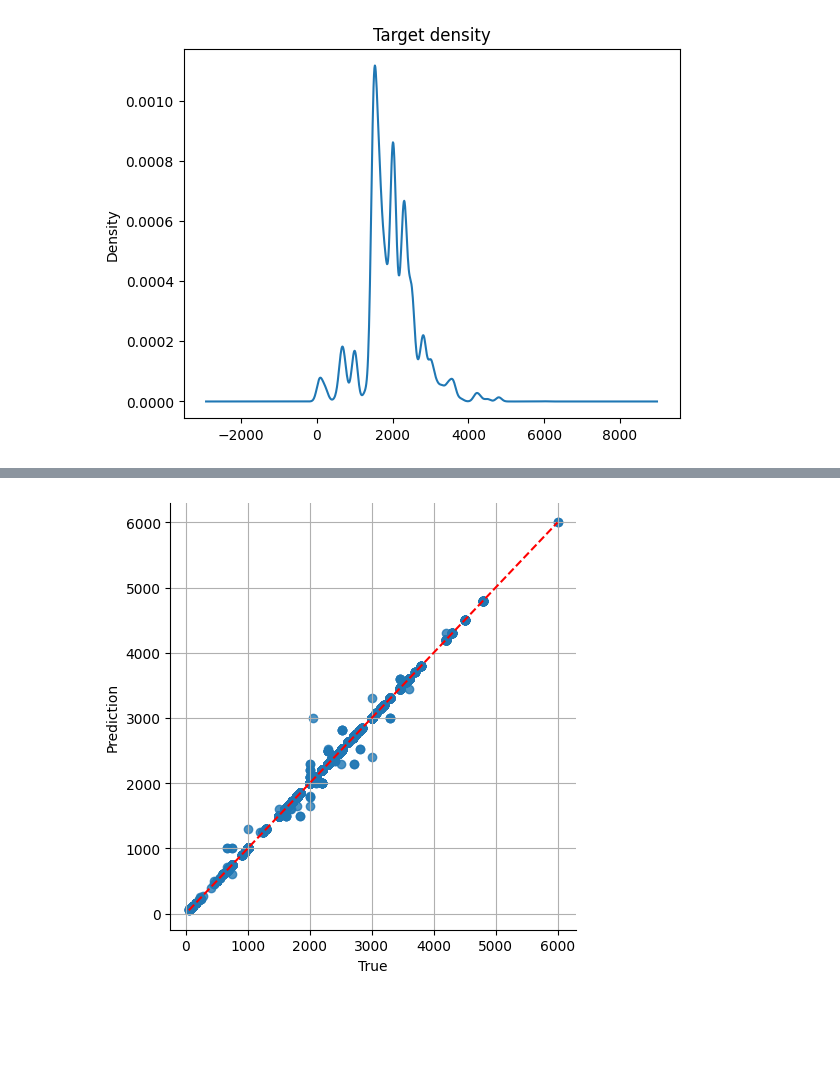
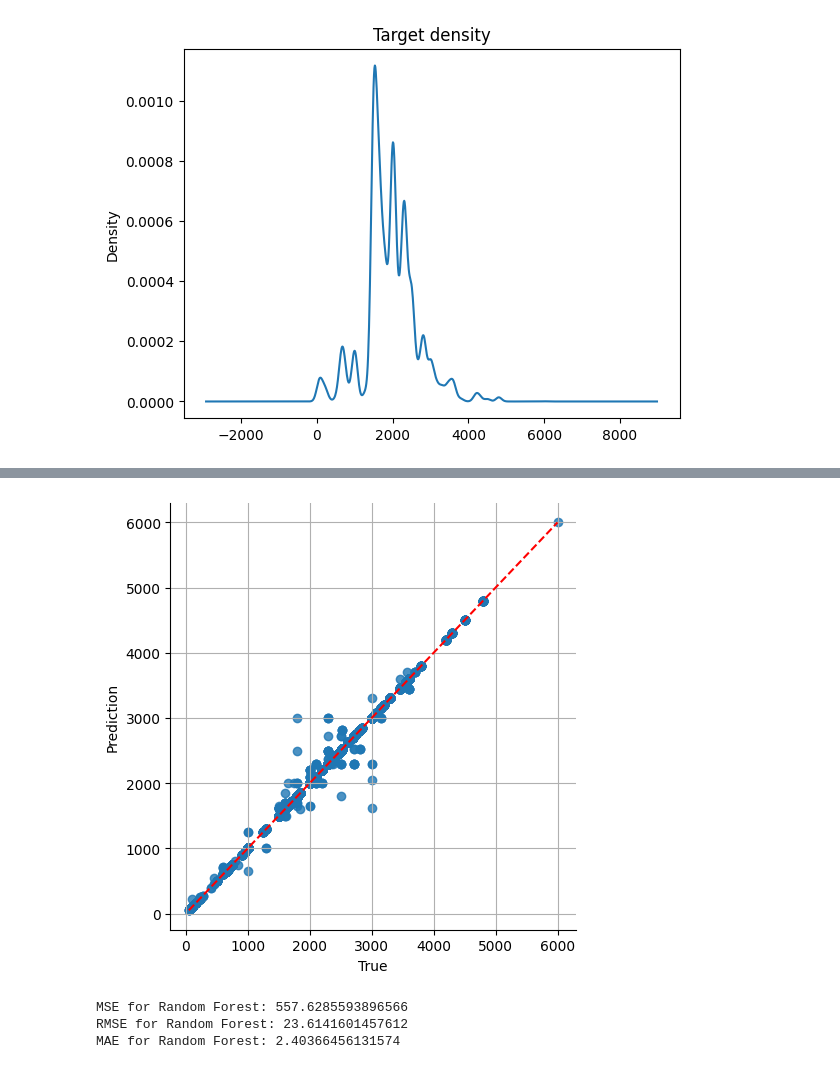
Before and after one commit to aelukin/ML_ITMO, a Jupyter notebook: Wind_turbine_analysis.ipynb, the cells around one changed output, grey strips where cells are left out. Cells and saved outputs as stored; diff of their text form; code cells hidden in the pictures; blank space fills up the shorter version.

```diff
--- a/Wind_turbine_analysis.ipynb
+++ b/Wind_turbine_analysis.ipynb
@@ -199,9 +199,9 @@ plt.show()
 [figure]
 # %%
 y=df['Turbine.Capacity']
-turbine_features=['Year', 'Turbine.Hub_Height', 'Turbine.Rotor_Diameter', 'Turbine.Swept_Area',
-                  'Turbine.Total_Height', 'Project.Number_Turbines', 'Site.Latitude', 'Site.Longitude']
+turbine_features=['Turbine.Hub_Height', 'Turbine.Rotor_Diameter', 'Turbine.Swept_Area',
+                  'Turbine.Total_Height', 'Site.Latitude', 'Site.Longitude']
 
 X=df[turbine_features]
 
-train_X, val_X, train_y, val_y = train_test_split(X, y, random_state = 0)
+train_X, val_X, train_y, val_y = train_test_split(X, y, random_state = 1)
@@ -237,5 +255,5 @@ plot_model_results(val_y, y_preds_lr, title='Linear Regression')
 # %%
-dtr=DecisionTreeRegressor(max_leaf_nodes=10, random_state=1)
+dtr=DecisionTreeRegressor(random_state=1)
 
 dtr.fit(train_X, train_y)
 y_preds_dtr = dtr.predict(val_X)
@@ -284,4 +302,4 @@ MAE for Decision Tree regression: 1.1111875429929334
 # %%
-plot_model_results(val_y, y_preds_op_dtr, title='Optinized Decision Tree Regression')
+plot_model_results(val_y, y_preds_op_dtr, title='Optimized Decision Tree Regression')
 # %% [output]
-[figure, old version]
+[figure, new version]
@@ -287,0 +311,8 @@ plot_model_results(val_y, y_preds_op_dtr, title='Optinized Decision Tree Regress
+# %%
+print(f'MSE for Random Forest: {mean_squared_error(val_y, y_preds_forest)}')
+print(f'RMSE for Random Forest: {mean_squared_error(val_y, y_preds_forest, squared=False)}')
+print(f'MAE for Random Forest: {mean_absolute_error(val_y, y_preds_forest)}')
+# %% [output]
+MSE for Random Forest: 557.6285593896566
+RMSE for Random Forest: 23.6141601457612
+MAE for Random Forest: 2.40366456131574
```
Also changed, not shown: parts of 11 cells of this notebook.
